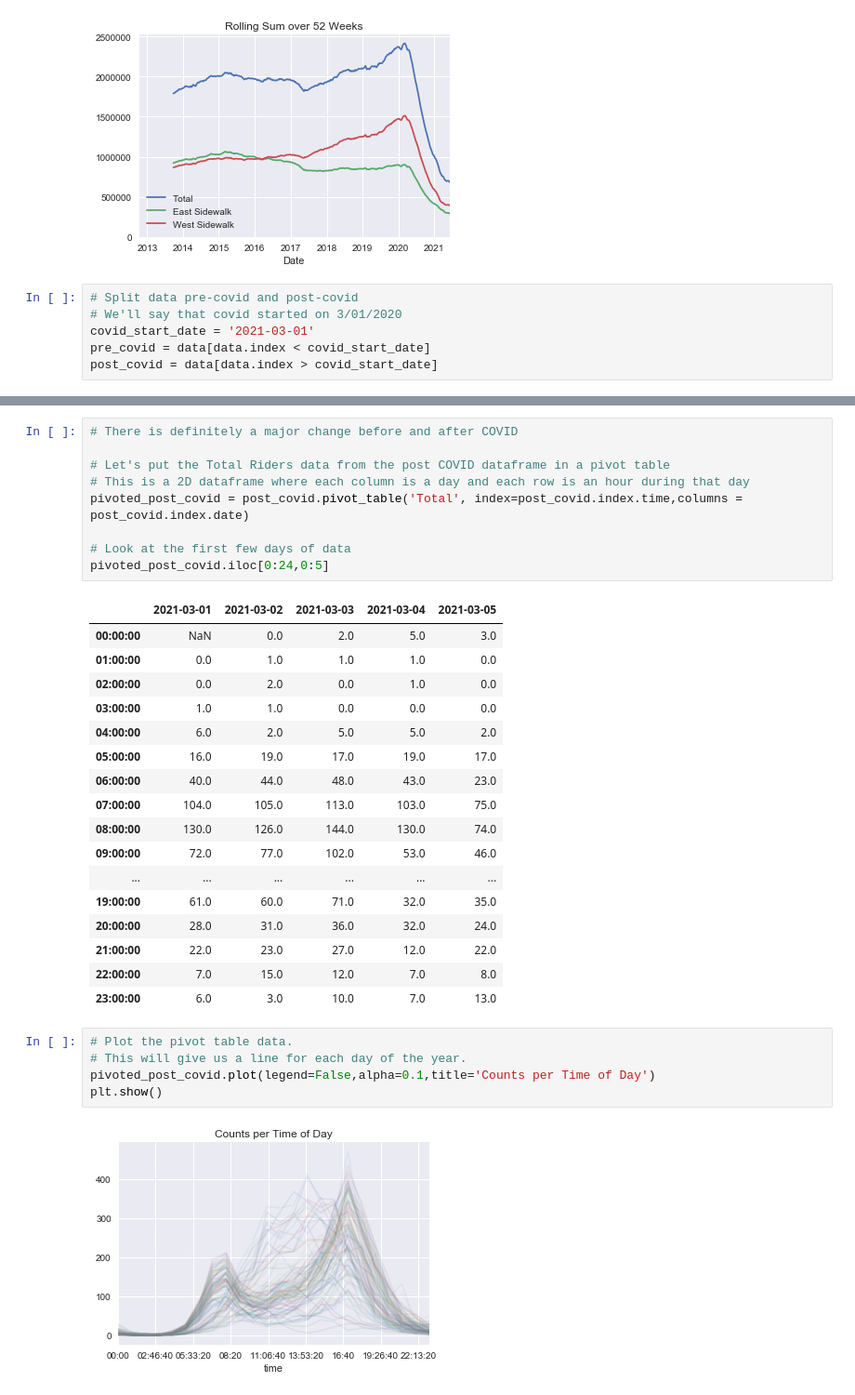
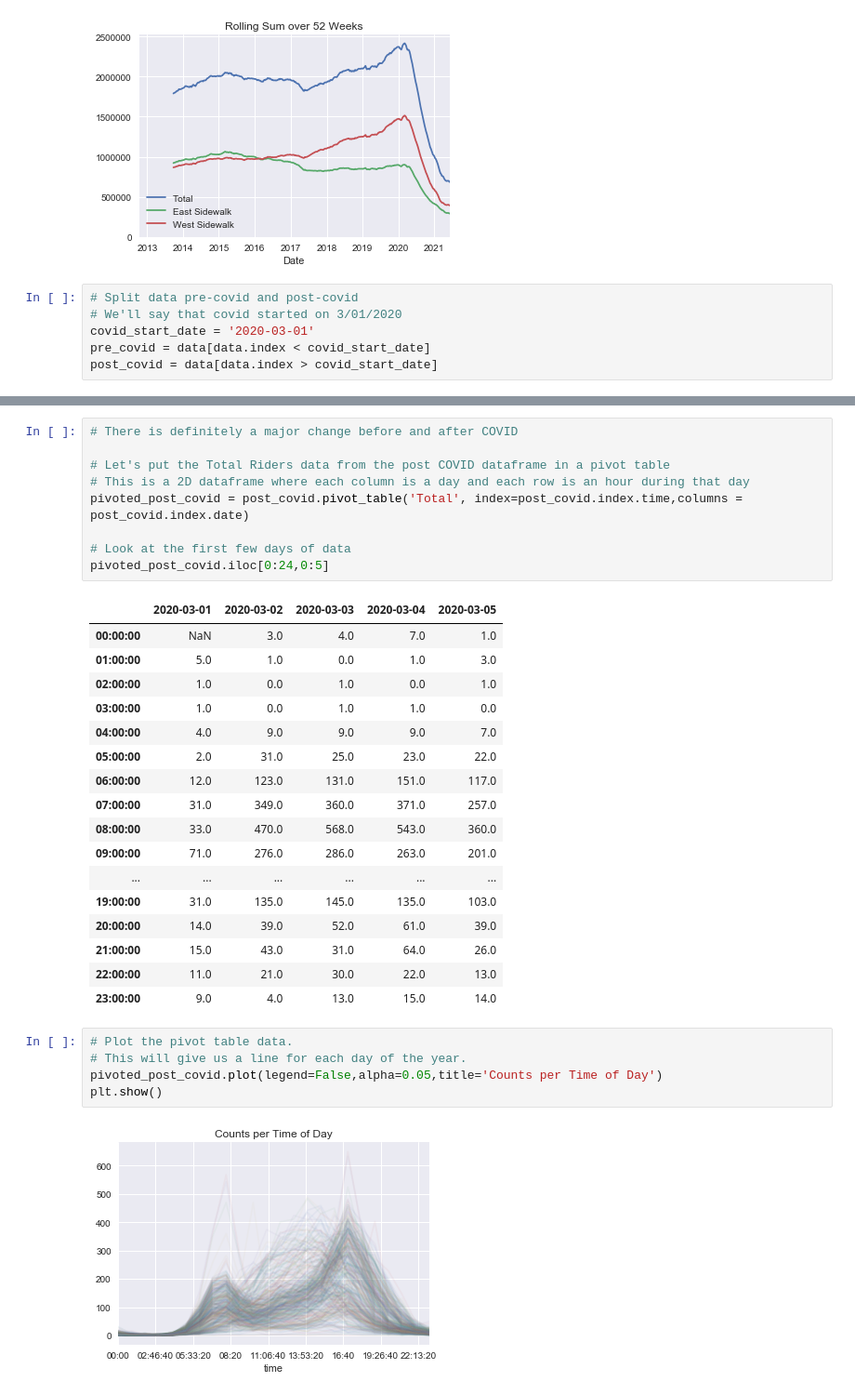
Before and after one commit to robertpullin/cycling-data-analysis, a Jupyter notebook: cycling-data-analysis.ipynb, the cells around one changed output, grey strips where cells are left out. Shown at 93% size. Drawn from its saved outputs; the diff is of its cells as text.

Commit message:
covid start date was wrong, too

```diff
--- a/cycling-data-analysis.ipynb
+++ b/cycling-data-analysis.ipynb
@@ -33,7 +33,7 @@ plt.show()
 # %%
 # Split data pre-covid and post-covid
 # We'll say that covid started on 3/01/2020
-covid_start_date = '2021-03-01'
+covid_start_date = '2020-03-01'
 pre_covid = data[data.index < covid_start_date]
 post_covid = data[data.index > covid_start_date]
 # %%
@@ -58,27 +58,27 @@ pivoted_post_covid = post_covid.pivot_table('Total', index=post_covid.index.time
 # Look at the first few days of data
 pivoted_post_covid.iloc[0:24,0:5]
 # %% [output]
-|  | 2021-03-01 | 2021-03-02 | 2021-03-03 | 2021-03-04 | 2021-03-05 |
-| 00:00:00 | NaN | 0.0 | 2.0 | 5.0 | 3.0 |
-| 01:00:00 | 0.0 | 1.0 | 1.0 | 1.0 | 0.0 |
-| 02:00:00 | 0.0 | 2.0 | 0.0 | 1.0 | 0.0 |
-| 03:00:00 | 1.0 | 1.0 | 0.0 | 0.0 | 0.0 |
-| 04:00:00 | 6.0 | 2.0 | 5.0 | 5.0 | 2.0 |
-| 05:00:00 | 16.0 | 19.0 | 17.0 | 19.0 | 17.0 |
-| 06:00:00 | 40.0 | 44.0 | 48.0 | 43.0 | 23.0 |
-| 07:00:00 | 104.0 | 105.0 | 113.0 | 103.0 | 75.0 |
-| 08:00:00 | 130.0 | 126.0 | 144.0 | 130.0 | 74.0 |
-| 09:00:00 | 72.0 | 77.0 | 102.0 | 53.0 | 46.0 |
+|  | 2020-03-01 | 2020-03-02 | 2020-03-03 | 2020-03-04 | 2020-03-05 |
+| 00:00:00 | NaN | 3.0 | 4.0 | 7.0 | 1.0 |
+| 01:00:00 | 5.0 | 1.0 | 0.0 | 1.0 | 3.0 |
+| 02:00:00 | 1.0 | 0.0 | 1.0 | 0.0 | 1.0 |
+| 03:00:00 | 1.0 | 0.0 | 1.0 | 1.0 | 0.0 |
+| 04:00:00 | 4.0 | 9.0 | 9.0 | 9.0 | 7.0 |
+| 05:00:00 | 2.0 | 31.0 | 25.0 | 23.0 | 22.0 |
+| 06:00:00 | 12.0 | 123.0 | 131.0 | 151.0 | 117.0 |
+| 07:00:00 | 31.0 | 349.0 | 360.0 | 371.0 | 257.0 |
+| 08:00:00 | 33.0 | 470.0 | 568.0 | 543.0 | 360.0 |
+| 09:00:00 | 71.0 | 276.0 | 286.0 | 263.0 | 201.0 |
 | ... | ... | ... | ... | ... | ... |
-| 19:00:00 | 61.0 | 60.0 | 71.0 | 32.0 | 35.0 |
-| 20:00:00 | 28.0 | 31.0 | 36.0 | 32.0 | 24.0 |
-| 21:00:00 | 22.0 | 23.0 | 27.0 | 12.0 | 22.0 |
-| 22:00:00 | 7.0 | 15.0 | 12.0 | 7.0 | 8.0 |
-| 23:00:00 | 6.0 | 3.0 | 10.0 | 7.0 | 13.0 |
+| 19:00:00 | 31.0 | 135.0 | 145.0 | 135.0 | 103.0 |
+| 20:00:00 | 14.0 | 39.0 | 52.0 | 61.0 | 39.0 |
+| 21:00:00 | 15.0 | 43.0 | 31.0 | 64.0 | 26.0 |
+| 22:00:00 | 11.0 | 21.0 | 30.0 | 22.0 | 13.0 |
+| 23:00:00 | 9.0 | 4.0 | 13.0 | 15.0 | 14.0 |
 # %%
 # Plot the pivot table data.
 # This will give us a line for each day of the year.
-pivoted_post_covid.plot(legend=False,alpha=0.1,title='Counts per Time of Day')
+pivoted_post_covid.plot(legend=False,alpha=0.05,title='Counts per Time of Day')
 plt.show()
 # %% [output]
-[figure, old version]
+[figure, new version]
```
Also changed, not shown: parts of 2 cells of this notebook.
